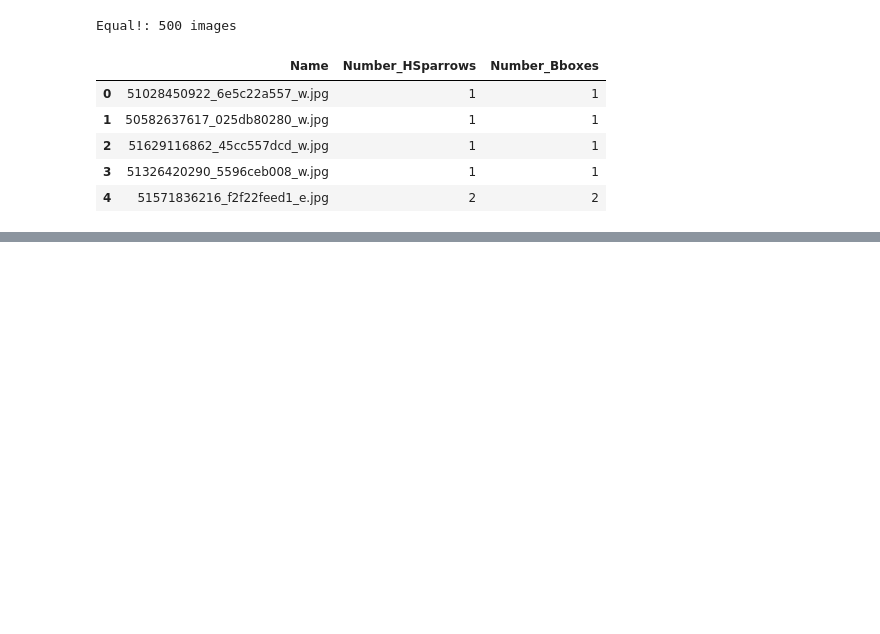
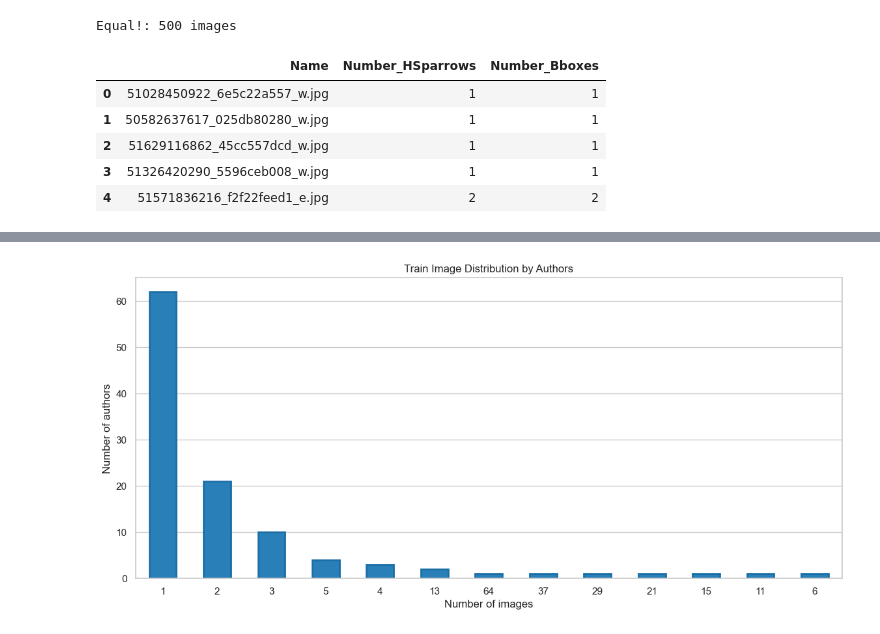
Before and after one commit to data42lana/end-to-end-cv-mlops-project, a Jupyter notebook: notebooks/EDA.ipynb, the cells around one changed output, grey strips where cells are left out. Cells and saved outputs as stored; diff of their text form; code cells hidden in the pictures; blank space fills up the shorter version.

```diff
--- a/notebooks/EDA.ipynb
+++ b/notebooks/EDA.ipynb
@@ -193,0 +216,8 @@ All of the image windows are closed.
+# %%
+# Draw a bar set to show distribution of the train images by authors
+draw_series_barplot(groups[train_ids].value_counts().value_counts(),
+                    x_label="Number of images",
+                    y_label="Number of authors",
+                    title="Train Image Distribution by Authors")
+# %% [output]
+[figure, added]
```
Also changed, not shown: parts of 17 cells of this notebook, 1 other file.
